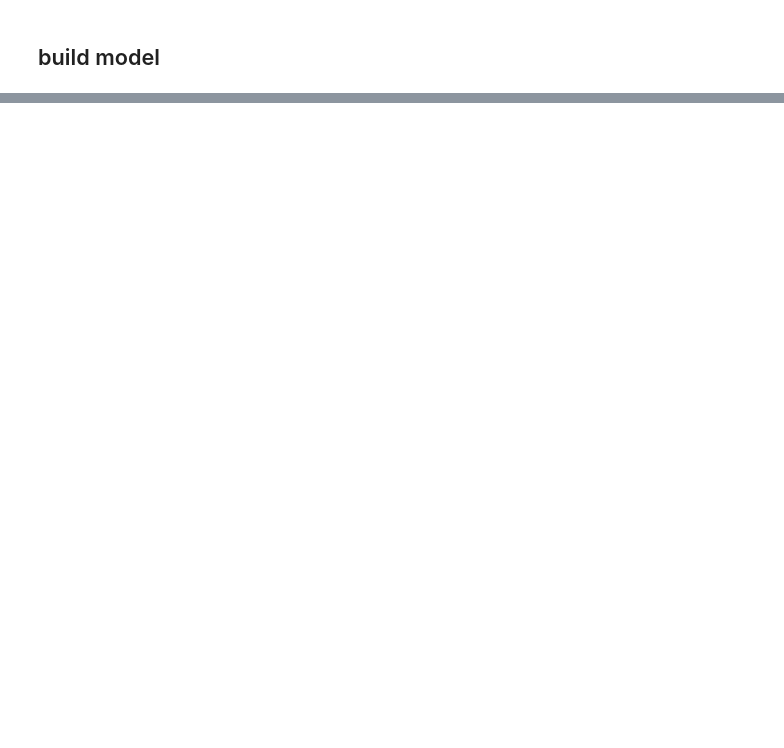
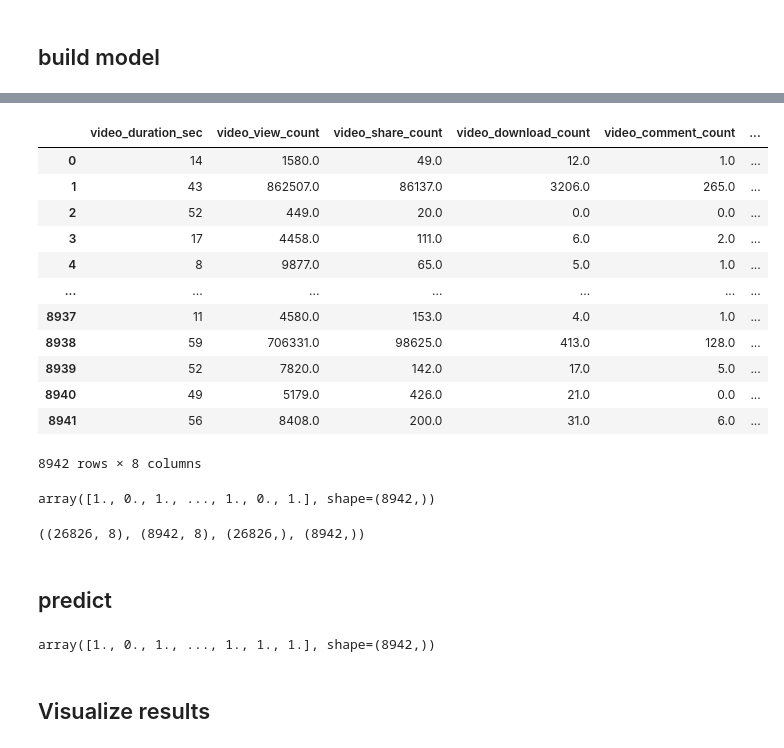
Before and after one commit to ideaguy3d/data-analytics, a Jupyter notebook: tiktok/opinion-or-claim-classification.ipynb, the cells around one changed output, grey strips where cells are left out. Drawn from its saved outputs; the diff is of its cells as text; code cells hidden in the pictures; blank space fills up the shorter version.

```diff
--- a/tiktok/opinion-or-claim-classification.ipynb
+++ b/tiktok/opinion-or-claim-classification.ipynb
@@ -370,0 +381,5 @@ pass
+# %%
+X_test_to_encode = X_test[['author_ban_status', 'claim_status']]
+X_test_encoded = X_encoder.transform(X_test_to_encode)
+X_test_encoded_df = pd.DataFrame(X_test_encoded, columns=X_encoder.get_feature_names_out())
+X_test_encoded_df
@@ -370,0 +400,39 @@ pass
+# %%
+X_test_final = pd.concat([
+    X_test.drop(columns=['author_ban_status', 'claim_status']).reset_index(drop=True),
+    X_test_encoded_df
+], axis=1)
+
+X_test_final
+# %% [output]
+|  | video_duration_sec | video_view_count | video_share_count | video_download_count | video_comment_count | ... |
+| 0 | 14 | 1580.0 | 49.0 | 12.0 | 1.0 | ... |
+| 1 | 43 | 862507.0 | 86137.0 | 3206.0 | 265.0 | ... |
+| 2 | 52 | 449.0 | 20.0 | 0.0 | 0.0 | ... |
+| 3 | 17 | 4458.0 | 111.0 | 6.0 | 2.0 | ... |
+| 4 | 8 | 9877.0 | 65.0 | 5.0 | 1.0 | ... |
+| ... | ... | ... | ... | ... | ... | ... |
+| 8937 | 11 | 4580.0 | 153.0 | 4.0 | 1.0 | ... |
+| 8938 | 59 | 706331.0 | 98625.0 | 413.0 | 128.0 | ... |
+| 8939 | 52 | 7820.0 | 142.0 | 17.0 | 5.0 | ... |
+| 8940 | 49 | 5179.0 | 426.0 | 21.0 | 0.0 | ... |
+| 8941 | 56 | 8408.0 | 200.0 | 31.0 | 6.0 | ... |
+8942 rows × 8 columns
+# %%
+y_test_final = y_encoder.transform(y_test.values.reshape(-1,1)).ravel()
+y_test_final
+# %% [output]
+array([1., 0., 1., ..., 1., 0., 1.], shape=(8942,))
+# %%
+X_train_final.shape, X_test_final.shape, y_train_final.shape, y_test_final.shape
+# %% [output]
+((26826, 8), (8942, 8), (26826,), (8942,))
+# %% [markdown]
+## predict
+# %%
+y_pred = log_clr.predict(X_test_final)
+y_pred
+# %% [output]
+array([1., 0., 1., ..., 1., 1., 1.], shape=(8942,))
+# %% [markdown]
+## Visualize results
```
Also changed, not shown: parts of 22 cells of this notebook.
